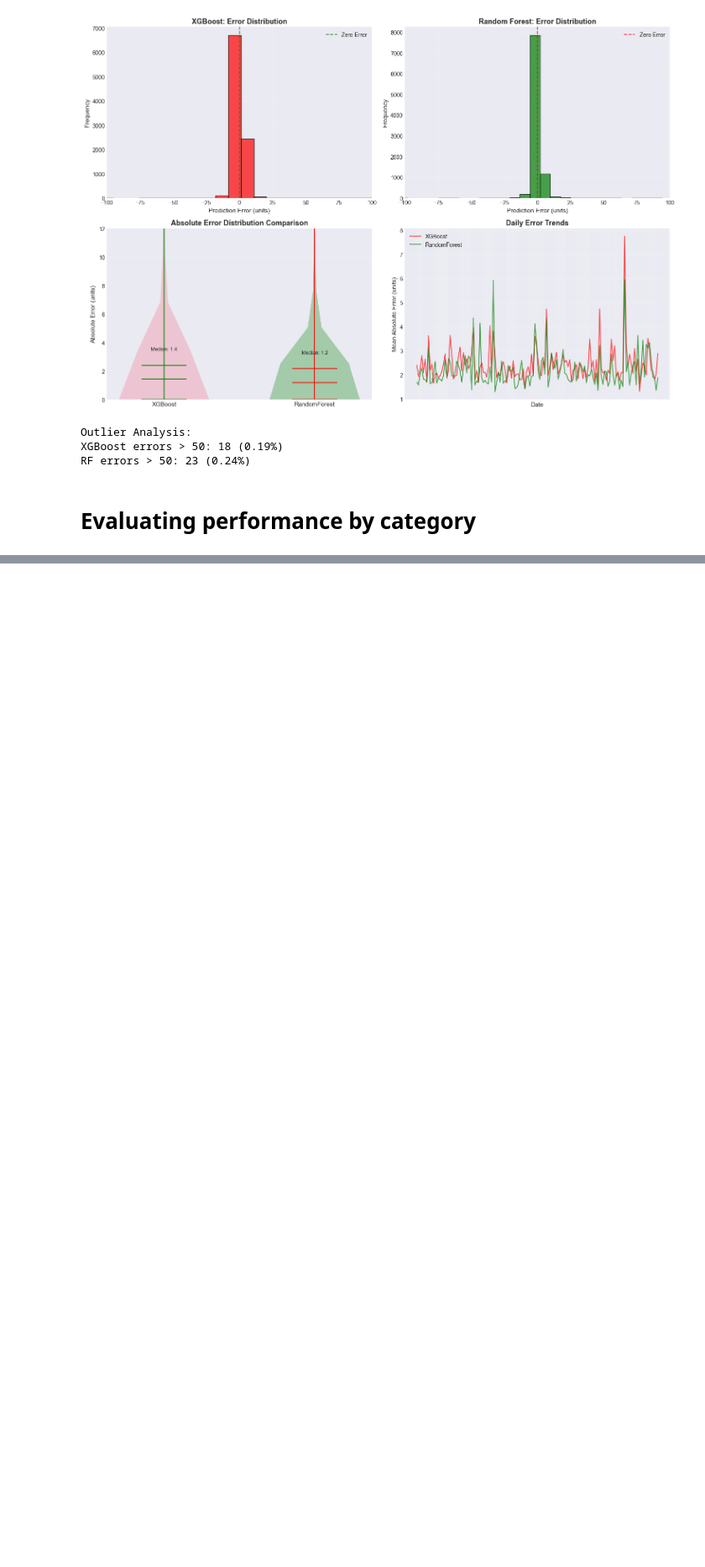
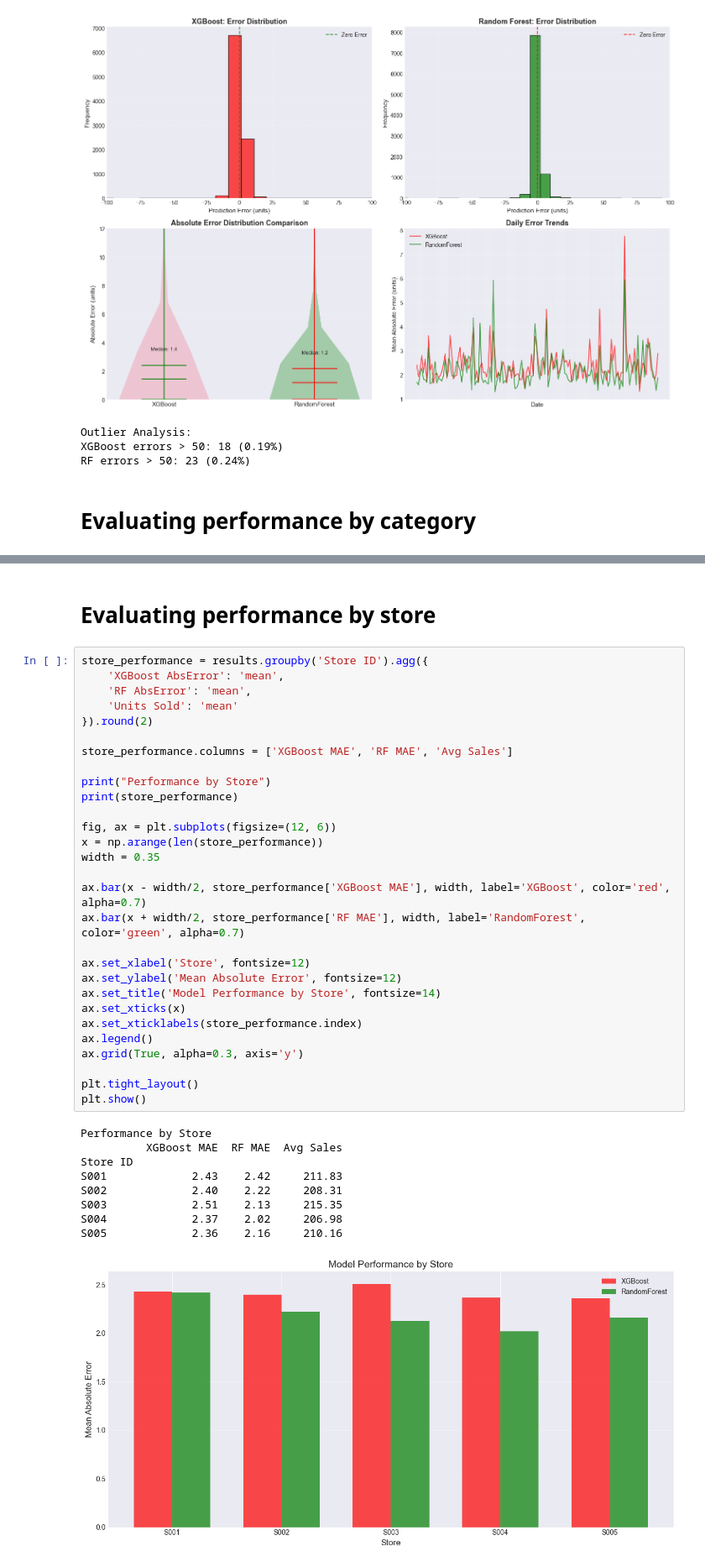
Before and after one commit to ElliottYankee/Retail-Sales-Forecasting-Pipeline, a Jupyter notebook: notebooks/model_comparison.ipynb, the cells around one changed output, grey strips where cells are left out. Shown: that part at 84% size. Saved outputs shown, nothing was run; the diff lists cells and outputs as text; blank space fills up the shorter version.

Commit message:
Created graph to compare MAE by store between XGBoost and RandomForest

```diff
--- a/notebooks/model_comparison.ipynb
+++ b/notebooks/model_comparison.ipynb
@@ -237,3 +236,44 @@ Clothing            2.62    2.49     207.75
 Toys                2.27    1.97     207.36
 Groceries           2.25    1.98     205.55
 [figure]
+# %% [markdown]
+# Evaluating performance by store
+# %%
+store_performance = results.groupby('Store ID').agg({
+    'XGBoost AbsError': 'mean',
+    'RF AbsError': 'mean',
+    'Units Sold': 'mean'
+}).round(2)
+
+store_performance.columns = ['XGBoost MAE', 'RF MAE', 'Avg Sales']
+
+print("Performance by Store")
+print(store_performance)
+
+fig, ax = plt.subplots(figsize=(12, 6))
+x = np.arange(len(store_performance))
+width = 0.35
+
+ax.bar(x - width/2, store_performance['XGBoost MAE'], width, label='XGBoost', color='red', alpha=0.7)
+ax.bar(x + width/2, store_performance['RF MAE'], width, label='RandomForest', color='green', alpha=0.7)
+
+ax.set_xlabel('Store', fontsize=12)
+ax.set_ylabel('Mean Absolute Error', fontsize=12)
+ax.set_title('Model Performance by Store', fontsize=14)
+ax.set_xticks(x)
+ax.set_xticklabels(store_performance.index)
+ax.legend()
+ax.grid(True, alpha=0.3, axis='y')
+
+plt.tight_layout()
+plt.show()
+# %% [output]
+Performance by Store
+          XGBoost MAE  RF MAE  Avg Sales
+Store ID
+S001             2.43    2.42     211.83
+S002             2.40    2.22     208.31
+S003             2.51    2.13     215.35
+S004             2.37    2.02     206.98
+S005             2.36    2.16     210.16
+[figure, added]
```
Also changed, not shown: parts of 1 cell of this notebook.
